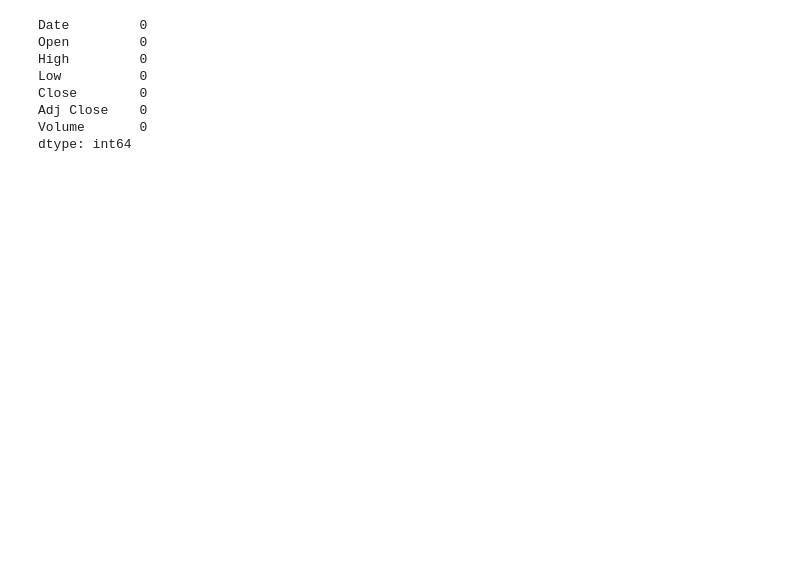
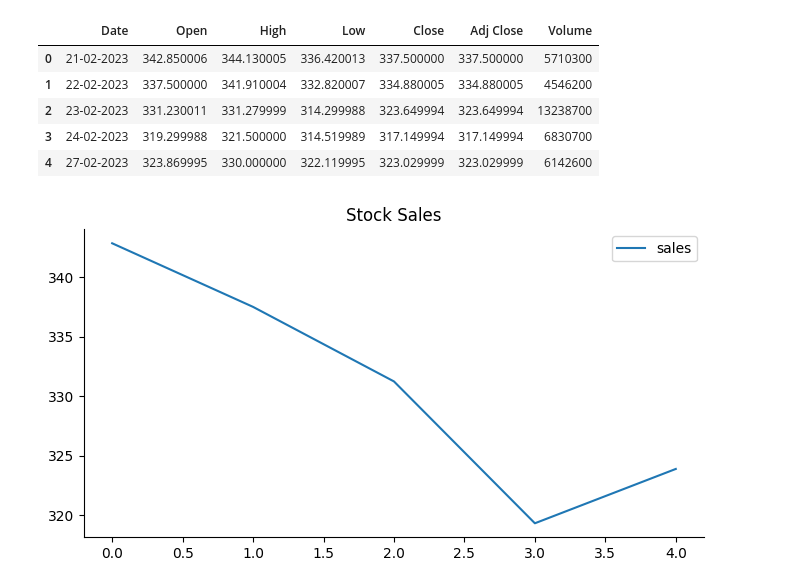
Before and after one commit to ankitg-02/Netflix-stock-analysis, a Jupyter notebook: NSP.ipynb, the cells around one changed output. Saved outputs shown, nothing was run; the diff lists cells and outputs as text; code cells hidden in the pictures; blank space fills up the shorter version.

```diff
--- a/NSP.ipynb
+++ b/NSP.ipynb
@@ -29,12 +29,18 @@ print(stock)
 [252 rows x 7 columns]
 # %%
 stock.isnull().sum()
+stock.head(5)
 # %% [output]
-Date         0
-Open         0
-High         0
-Low          0
-Close        0
-Adj Close    0
-Volume       0
-dtype: int64
+|  | Date | Open | High | Low | Close | Adj Close | Volume |
+| 0 | 21-02-2023 | 342.850006 | 344.130005 | 336.420013 | 337.500000 | 337.500000 | 5710300 |
+| 1 | 22-02-2023 | 337.500000 | 341.910004 | 332.820007 | 334.880005 | 334.880005 | 4546200 |
+| 2 | 23-02-2023 | 331.230011 | 331.279999 | 314.299988 | 323.649994 | 323.649994 | 13238700 |
+| 3 | 24-02-2023 | 319.299988 | 321.500000 | 314.519989 | 317.149994 | 317.149994 | 6830700 |
+| 4 | 27-02-2023 | 323.869995 | 330.000000 | 322.119995 | 323.029999 | 323.029999 | 6142600 |
+# %%
+from matplotlib import pyplot as plt
+_df_13['Open'].plot(kind='line', figsize=(8, 4), title='Stock Sales',label="sales")
+plt.legend()
+plt.gca().spines[['top', 'right']].set_visible(False)
+# %% [output]
+[figure, added]
```
Also changed, not shown: parts of 1 cell of this notebook.
